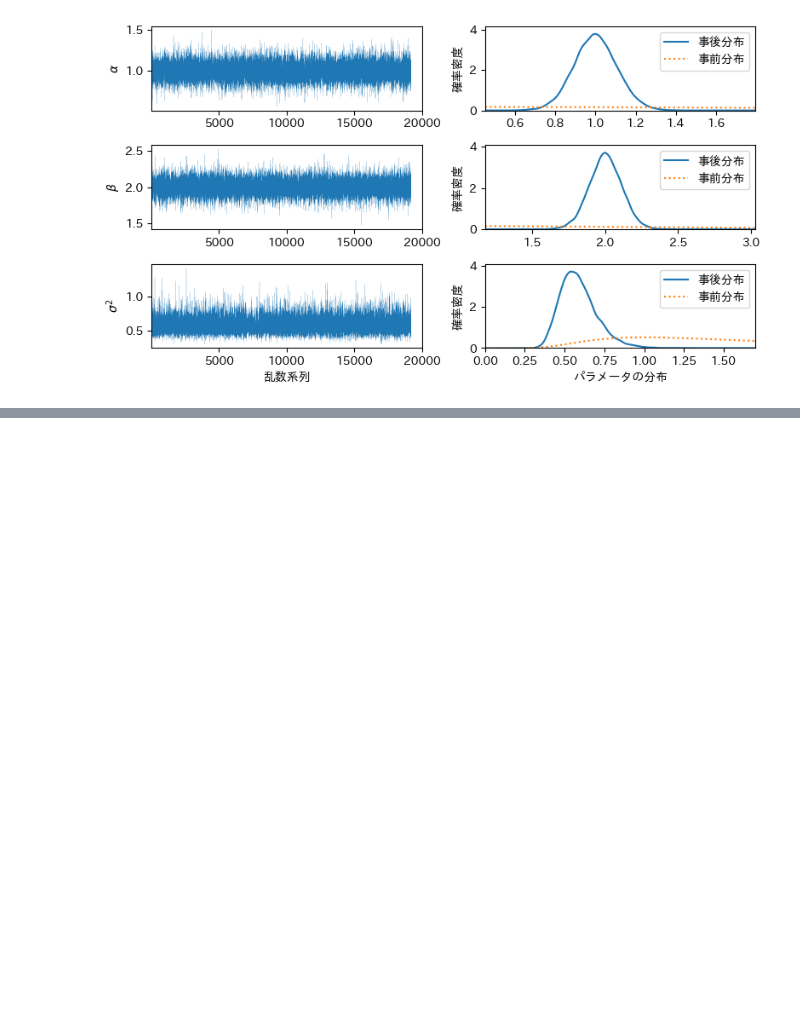
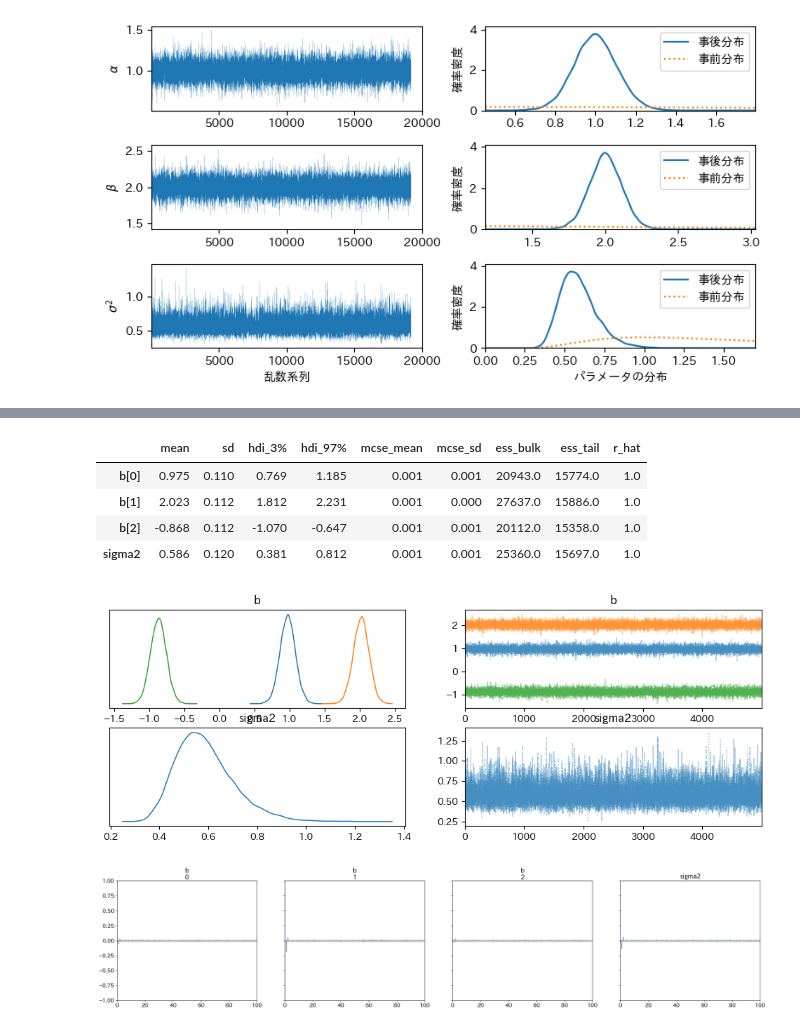
Before and after one commit to inoueshinichi/Learn_Bayesian, a Jupyter notebook: mcmc_reg_ex1.ipynb, the cells around one changed output, grey strips where cells are left out. Saved outputs shown, nothing was run; the diff lists cells and outputs as text; code cells hidden in the pictures; blank space fills up the shorter version.

```diff
--- a/mcmc_reg_ex1.ipynb
+++ b/mcmc_reg_ex1.ipynb
@@ -270,0 +461,12 @@ plt.show()
+# %%
+az.plot_trace(trace, combined=True) # 事後分布の可視化
+az.plot_autocorr(trace, combined=True) # サンプリング時の自己相関
+az.summary(trace) # 事後統計量
+# %% [output]
+|  | mean | sd | hdi_3% | hdi_97% | mcse_mean | mcse_sd | ess_bulk | ess_tail | r_hat |
+| b[0] | 0.975 | 0.110 | 0.769 | 1.185 | 0.001 | 0.001 | 20943.0 | 15774.0 | 1.0 |
+| b[1] | 2.023 | 0.112 | 1.812 | 2.231 | 0.001 | 0.000 | 27637.0 | 15886.0 | 1.0 |
+| b[2] | -0.868 | 0.112 | -1.070 | -0.647 | 0.001 | 0.001 | 20112.0 | 15358.0 | 1.0 |
+| sigma2 | 0.586 | 0.120 | 0.381 | 0.812 | 0.001 | 0.001 | 25360.0 | 15697.0 | 1.0 |
+[figure, added]
+[figure, added]
```
Also changed, not shown: parts of 13 cells of this notebook, 1 other file.
